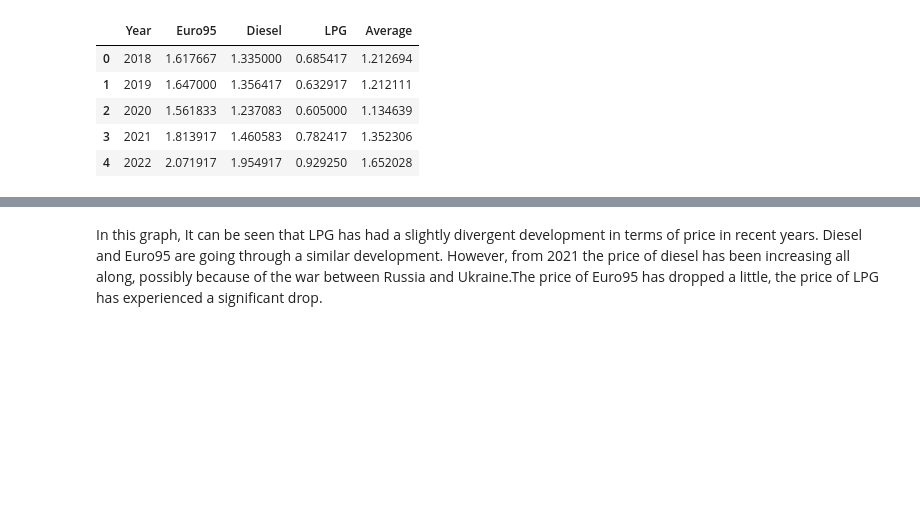
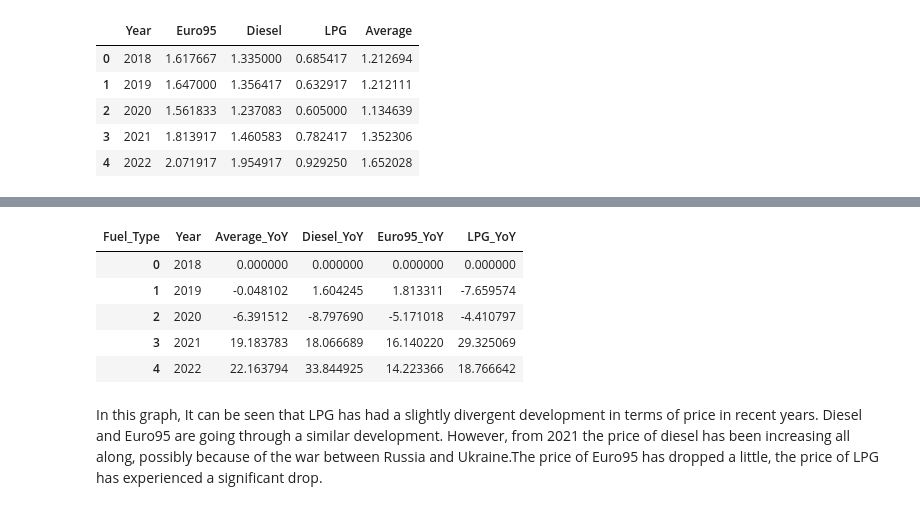
Before and after one commit to asquu/TIL6022-Project-Group-35, a Jupyter notebook: project_final.ipynb, the cells around one changed output, grey strips where cells are left out. Saved outputs shown, nothing was run; the diff lists cells and outputs as text; code cells hidden in the pictures; blank space fills up the shorter version.

```diff
--- a/project_final.ipynb
+++ b/project_final.ipynb
@@ -102,7 +102,8 @@ data.index.names = ['Year']
 data_yearly['Year'] = data_yearly.index.strftime('%Y')
 data_yearly = data_yearly.set_index('Year')
 data_yearly.reset_index(level=0, inplace=True)
-data_yearly
+fuel_data_yearly = data_yearly
+fuel_data_yearly
 # %% [output]
 |  | Year | Euro95 | Diesel | LPG | Average |
 | 0 | 2018 | 1.617667 | 1.335000 | 0.685417 | 1.212694 |
@@ -132,0 +114,25 @@ plt.show()
+# %%
+fuel_types = ['Euro95', 'Diesel', 'LPG', 'Average']
+
+# Calculate Year-over-Year percentage changes for each fuel type
+for fuel_type in fuel_types:
+    column_name = f"{fuel_type}_YoY"
+    fuel_data_yearly[column_name] = fuel_data_yearly[fuel_type].pct_change() * 100
+
+# Insert '0' YoY change for the year 2019 (second year)
+for fuel_type in fuel_types:
+    column_name = f"{fuel_type}_YoY"
+    fuel_data_yearly.at[0, column_name] = 0
+
+# Create a long-form DataFrame for Plotly Express
+melted_data = fuel_data_yearly.melt(id_vars='Year', value_vars=[f"{fuel_type}_YoY" for fuel_type in fuel_types], var_name='Fuel_Type', value_name='YoY_Change')
+Fuel_Yoy = pivot_df = melted_data.pivot(index='Year', columns='Fuel_Type', values='YoY_Change').reset_index()
+
+Fuel_Yoy
+# %% [output]
+| Fuel_Type | Year | Average_YoY | Diesel_YoY | Euro95_YoY | LPG_YoY |
+| 0 | 2018 | 0.000000 | 0.000000 | 0.000000 | 0.000000 |
+| 1 | 2019 | -0.048102 | 1.604245 | 1.813311 | -7.659574 |
+| 2 | 2020 | -6.391512 | -8.797690 | -5.171018 | -4.410797 |
+| 3 | 2021 | 19.183783 | 18.066689 | 16.140220 | 29.325069 |
+| 4 | 2022 | 22.163794 | 33.844925 | 14.223366 | 18.766642 |
```
Also changed, not shown: parts of 3 cells of this notebook.
